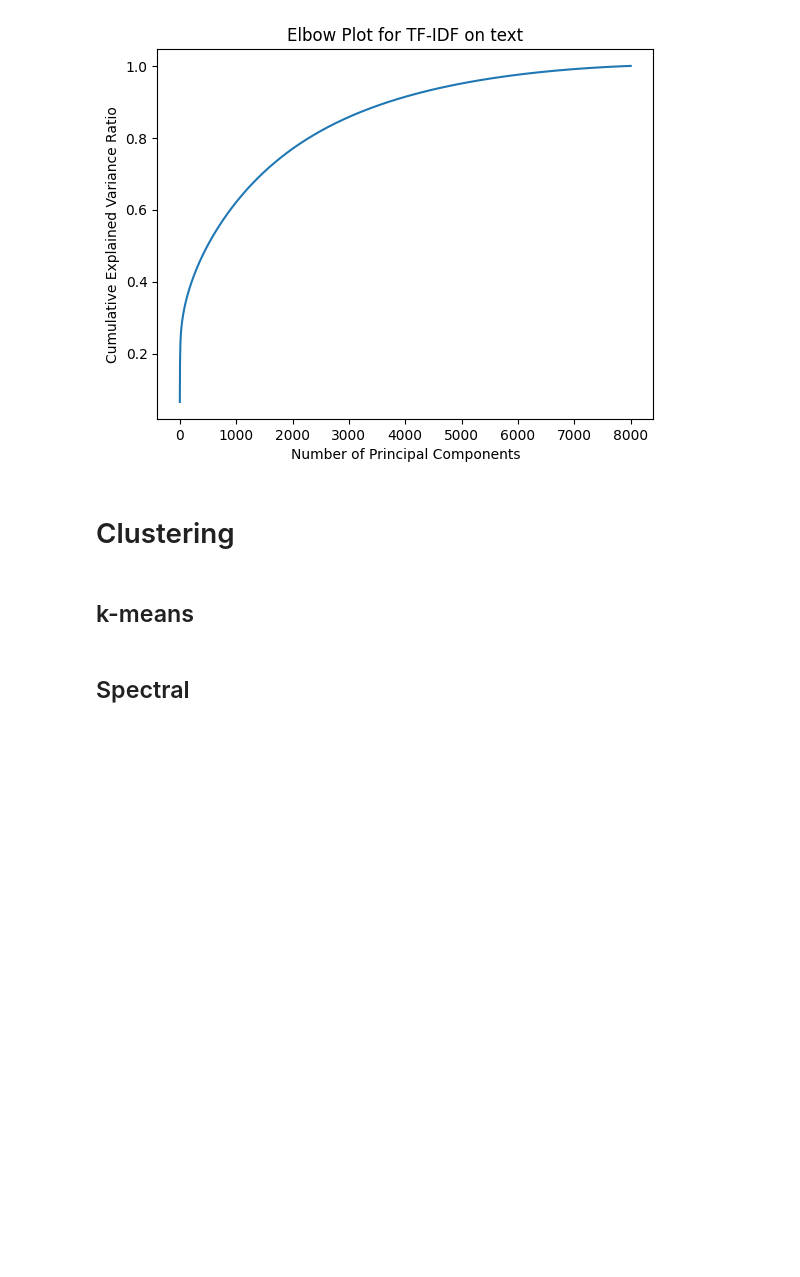
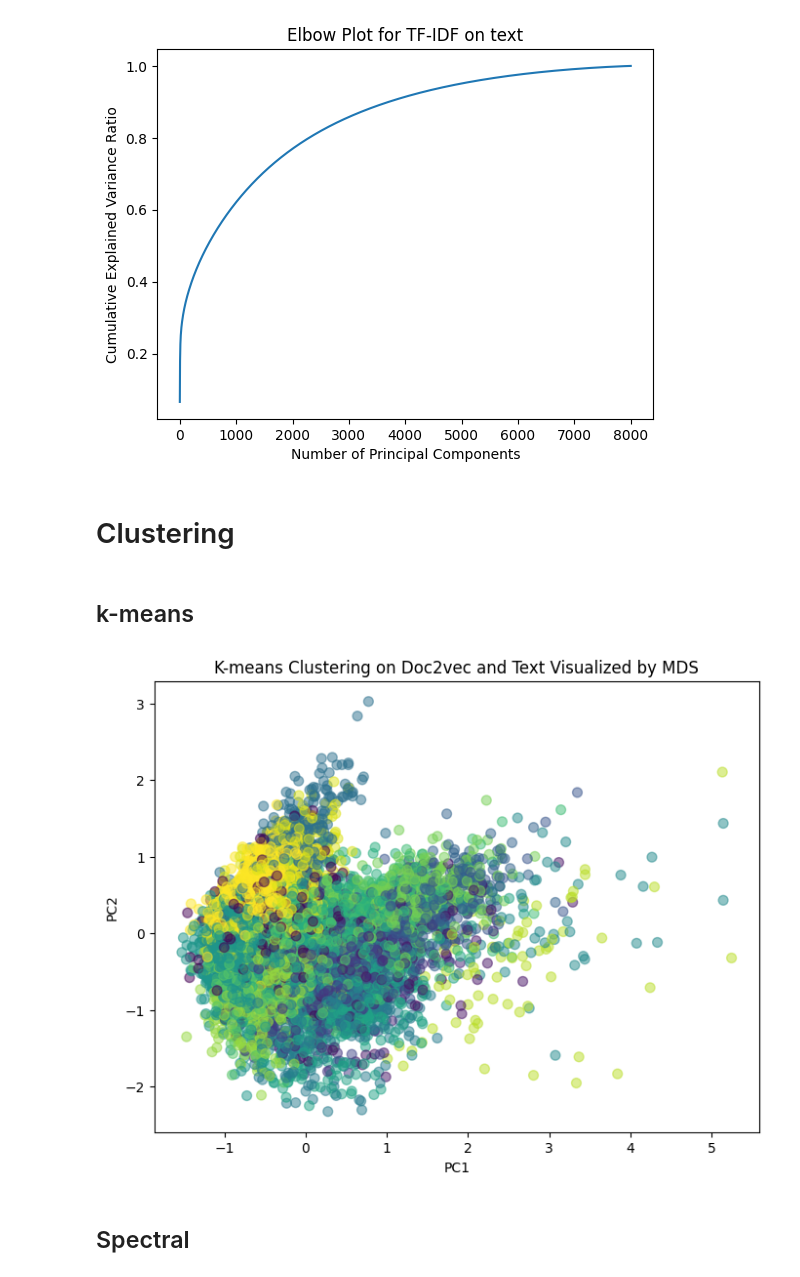
Before and after one commit to harrison-f-stropkay/76-final-project, a Jupyter notebook: paper.ipynb, the cells around one changed output. Saved outputs shown, nothing was run; the diff lists cells and outputs as text; code cells hidden in the pictures; blank space fills up the shorter version.

```diff
--- a/paper.ipynb
+++ b/paper.ipynb
@@ -512,27 +506,42 @@ length of explained variance ratio: 8000
 # %% [markdown]
 ## k-means
 # %%
-from sklearn.preprocessing import MultiLabelBinarizer
-from sklearn.multioutput import MultiOutputClassifier
-from sklearn.linear_model import LogisticRegression
-from sklearn.model_selection import GridSearchCV
-import ast
 import pandas as pd
 import numpy as np
 from sklearn.preprocessing import StandardScaler
-from sklearn.decomposition import PCA
+from sklearn.cluster import KMeans
+from sklearn.metrics import adjusted_rand_score
+from sklearn.preprocessing import MultiLabelBinarizer
+import ast
 
 df = pd.read_csv("data/data.csv")
-train_index = df[df["split"] == "train"].index
+df["genres"] = df["genres"].apply(ast.literal_eval)
+mlb = MultiLabelBinarizer()
+Y = mlb.fit_transform(df["genres"])
 
-
-Y_train = Y[train_index]
-Y_test = Y[test_index]
-df_data = pd.read_csv("data/tfidf_text.csv")
-X_train = df_data.loc[train_index]
-X_test = df_data.loc[test_index]
-
+data = pd.read_csv("data/doc2vec_text.csv")
 scaler = StandardScaler()
-X_train = scaler.fit_transform(X_train)
+X = scaler.fit_transform(data)
+# %%
+from sklearn.manifold import MDS
+import matplotlib.pyplot as plt
+from sklearn.decomposition import PCA
+
+kmeans = KMeans(n_clusters=20, random_state=42)
+clusters = kmeans.fit_predict(X)
+# mds = MDS(n_components=2, random_state=42)
+# X_mds = mds.fit_transform(X)
+pca = PCA(n_components=2)
+X_pca = pca.fit_transform(X)
+
+# Plotting the clusters
+plt.figure(figsize=(8, 6))
+plt.scatter(X_pca[:, 0], X_pca[:, 1], c=clusters, cmap="viridis", s=50, alpha=0.5)
+plt.title("K-means Clustering on Doc2vec and Text Visualized by MDS")
+plt.xlabel("PC1")
+plt.ylabel("PC2")
+plt.show()
+# %% [output]
+[figure, added]
 # %% [markdown]
 ## Spectral
```
Also changed, not shown: parts of 8 cells of this notebook, 11 other files.
